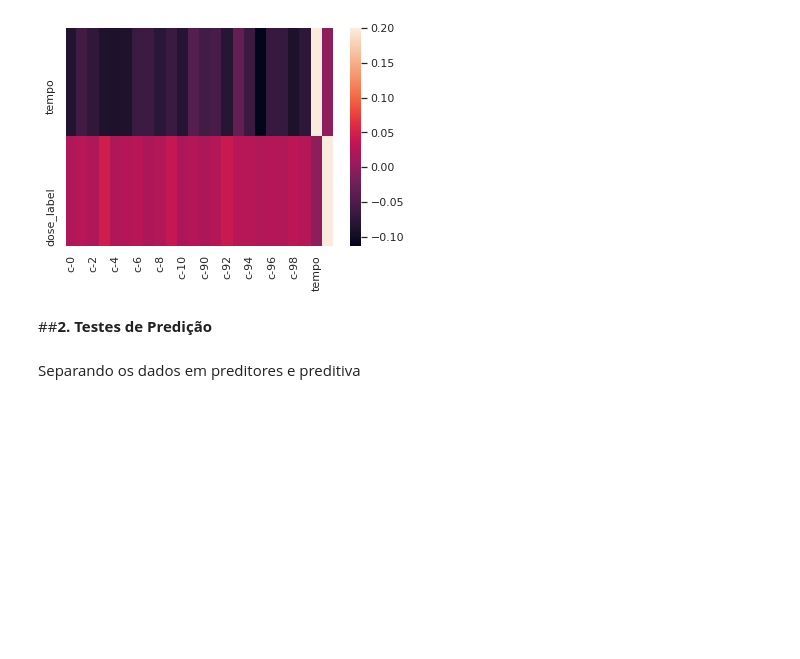
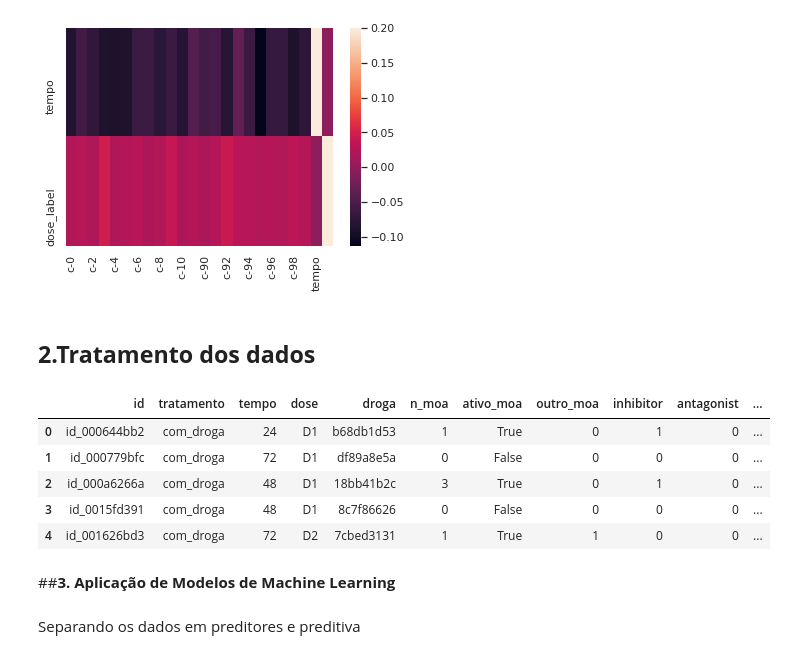
Before and after one commit to Gabrielvinicius27/imersao-dados-desafio-final, a Jupyter notebook: DesafioFinal_ImersaoDadosAlura.ipynb, the cells around one changed output. Drawn from its saved outputs; the diff is of its cells as text; code cells hidden in the pictures; blank space fills up the shorter version.

```diff
--- a/DesafioFinal_ImersaoDadosAlura.ipynb
+++ b/DesafioFinal_ImersaoDadosAlura.ipynb
@@ -433,2 +408,31 @@ viabilidade_celular_medias_por_tempo =pd.melt(viabilidade_celular_medias_por_tem
-# %% [markdown]
-##**2. Testes de Predição**
+# %% [markdown]
+## **2.Tratamento dos dados**
+# %%
+from sklearn.decomposition import PCA
+
+pca = PCA(n_components=3)
+dados_combinados_gene_pca = pca.fit_transform(dados_combinados.loc[:,'g-0':'g-771'])
+dados_combinados_gene_pca = pd.DataFrame(data = dados_combinados_gene_pca,
+                                        columns = ['Principal Component 1 Gene',
+                                                    'Principal Component 2 Gene',
+                                                    'Principal Component 3 Gene'])
+pca = PCA(n_components=3)
+dados_combinados_cell_pca = pca.fit_transform(dados_combinados.loc[:,'c-0':'c-99'])
+dados_combinados_cell_pca = pd.DataFrame(data = dados_combinados_cell_pca,
+                                        columns = ['Principal Component 1 Cell',
+                                                    'Principal Component 2 Cell',
+                                                    'Principal Component 3 Cell'])
+
+columns = [value for value in dados_combinados.loc[:,'g-0':'c-99'].columns]
+dados_combinados.drop(columns, axis = 1, inplace = True)
+dados_combinados = pd.concat([dados_combinados,
+                              dados_combinados_gene_pca,
+                              dados_combinados_cell_pca ], axis = 1)
+dados_combinados.head()
+# %% [output]
+|  | id | tratamento | tempo | dose | droga | n_moa | ativo_moa | outro_moa | inhibitor | antagonist | ... |
+| 0 | id_000644bb2 | com_droga | 24 | D1 | b68db1d53 | 1 | True | 0 | 1 | 0 | ... |
+| 1 | id_000779bfc | com_droga | 72 | D1 | df89a8e5a | 0 | False | 0 | 0 | 0 | ... |
+| 2 | id_000a6266a | com_droga | 48 | D1 | 18bb41b2c | 3 | True | 0 | 1 | 0 | ... |
+| 3 | id_0015fd391 | com_droga | 48 | D1 | 8c7f86626 | 0 | False | 0 | 0 | 0 | ... |
+| 4 | id_001626bd3 | com_droga | 72 | D2 | 7cbed3131 | 1 | True | 1 | 0 | 0 | ... |
@@ -435,3 +447,5 @@ viabilidade_celular_medias_por_tempo =pd.melt(viabilidade_celular_medias_por_tem
+# %% [markdown]
+##**3. Aplicação de Modelos de Machine Learning**
 # %% [markdown]
 Separando os dados em preditores e preditiva
 # %%
```
Also changed, not shown: parts of 12 cells of this notebook.
